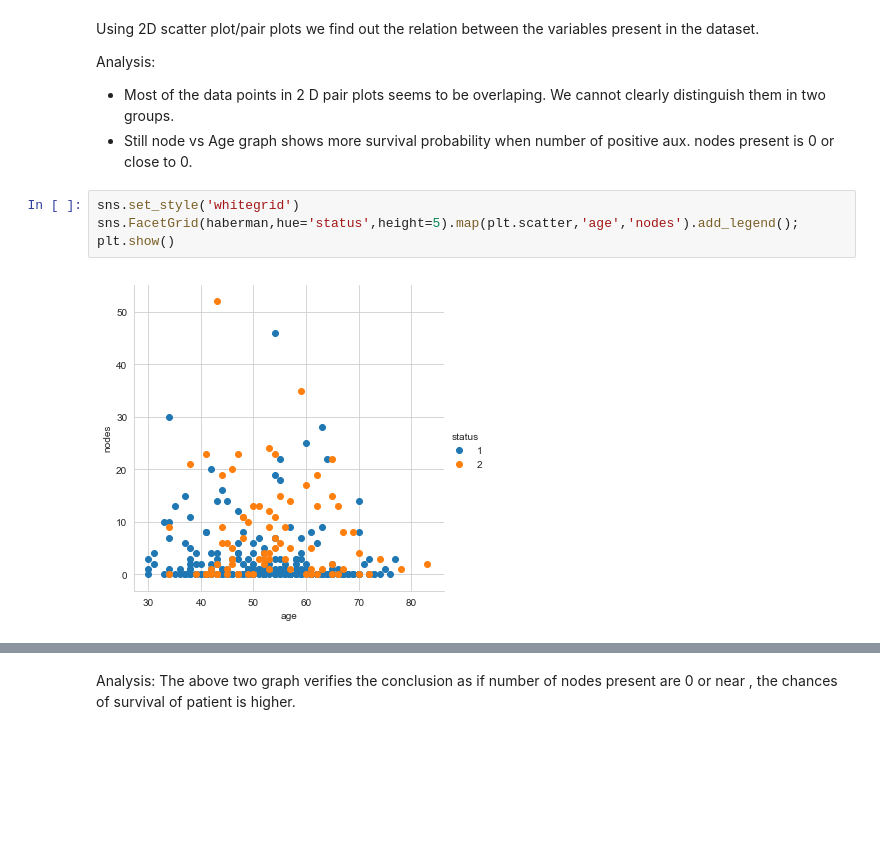
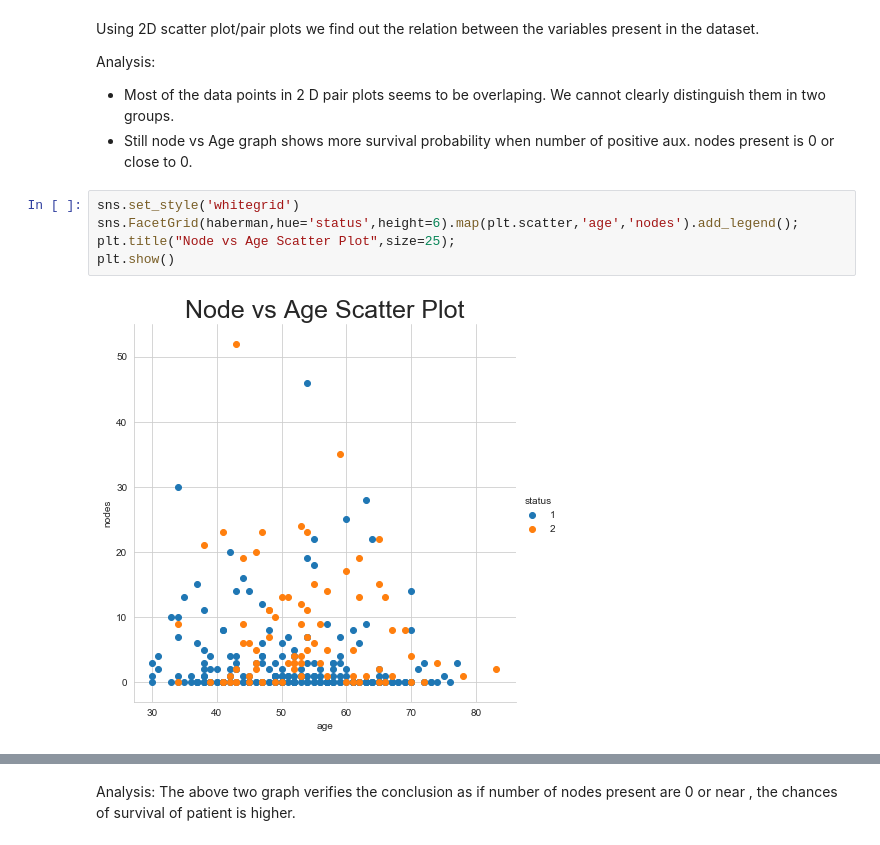
Before and after one commit to akshayrcc/EDA-haberman-dataset, a Jupyter notebook: EDA_haberman.ipynb, the cells around one changed output, grey strips where cells are left out. Drawn from its saved outputs; the diff is of its cells as text; blank space fills up the shorter version.

```diff
--- a/EDA_haberman.ipynb
+++ b/EDA_haberman.ipynb
@@ -127,10 +128,11 @@ Analysis:
 * Still node vs Age graph shows more survival probability when number of positive aux. nodes present is 0 or close to 0.
 # %%
 sns.set_style('whitegrid')
-sns.FacetGrid(haberman,hue='status',height=5).map(plt.scatter,'age','nodes').add_legend();
+sns.FacetGrid(haberman,hue='status',height=6).map(plt.scatter,'age','nodes').add_legend();
+plt.title("Node vs Age Scatter Plot",size=25);
 plt.show()
 # %% [output]
-[figure, old version]
+[figure, new version]
 # %%
 sns.FacetGrid(haberman, hue="status", height=5) \
    .map(sns.distplot, "nodes") \
```
Also changed, not shown: parts of 11 cells of this notebook.
